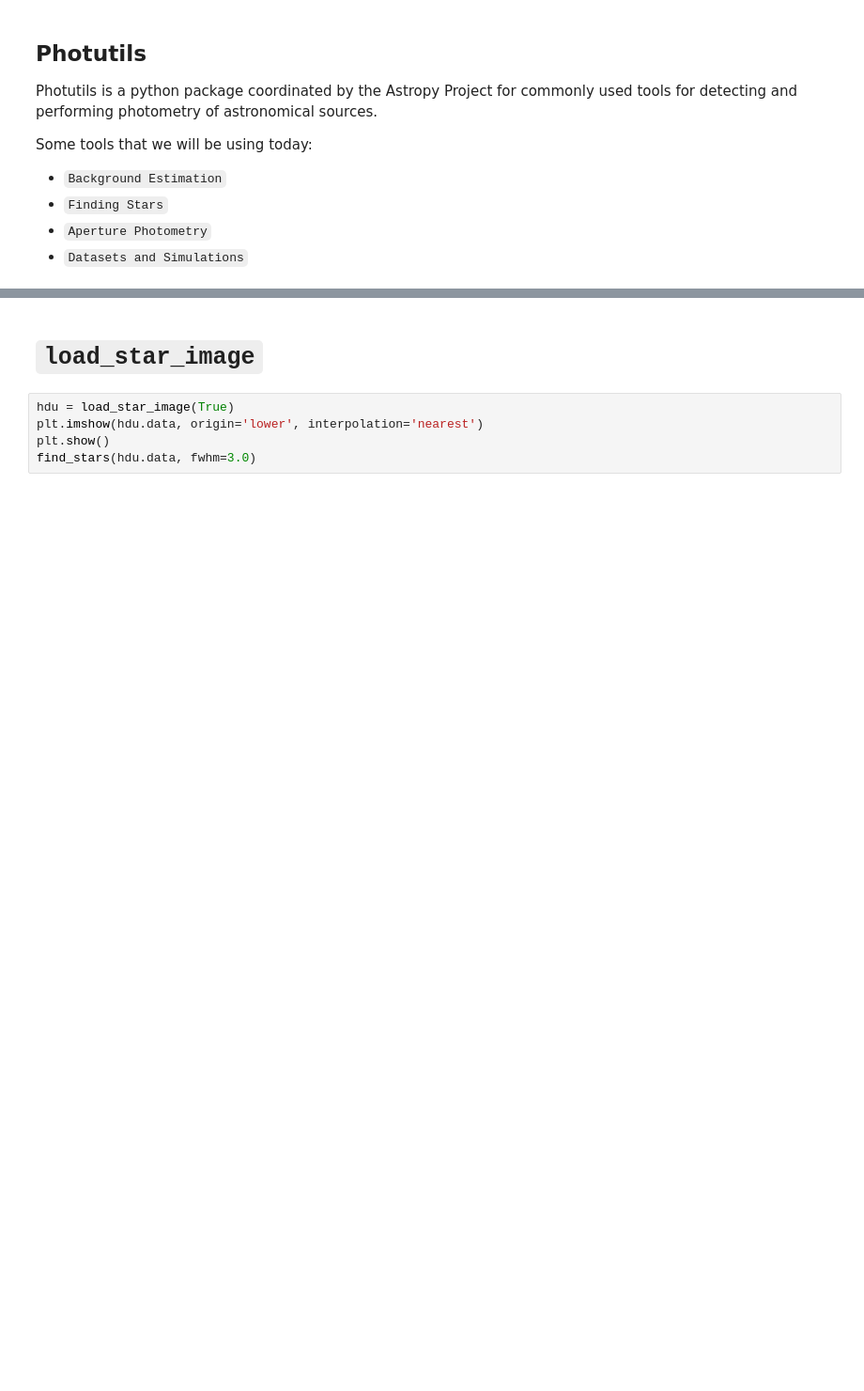
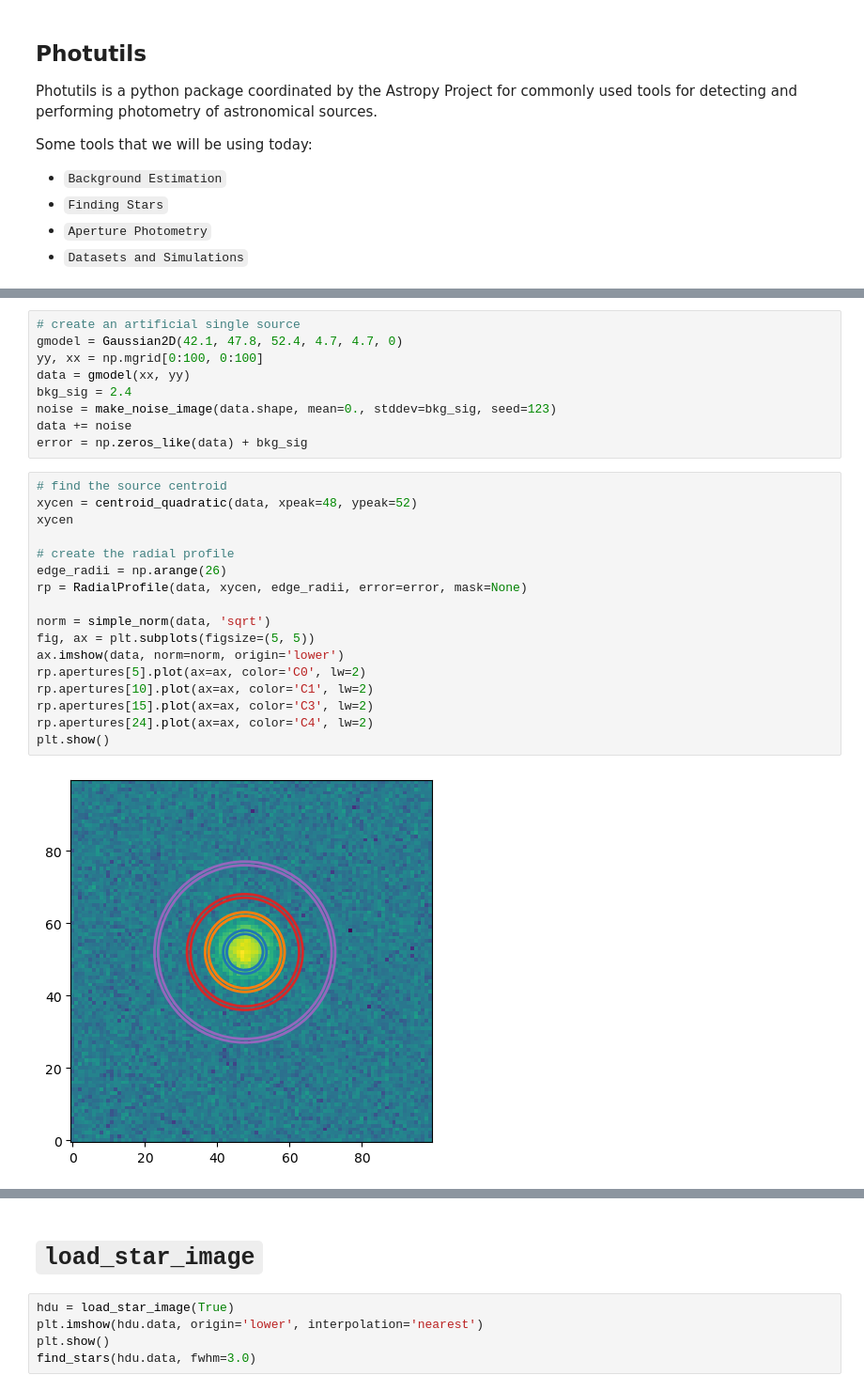
Before and after one commit to devkhullar/LetsFindStars, a Jupyter notebook: FindStars.ipynb, the cells around one changed output, grey strips where cells are left out. Shown at 94% size. Drawn from its saved outputs; the diff is of its cells as text; blank space fills up the shorter version.

Commit message:
Add content on Radial profile and fwhm

```diff
--- a/FindStars.ipynb
+++ b/FindStars.ipynb
@@ -63,0 +62,28 @@ def find_stars(data, fwhm, std_multiple=5., sigma=3.0):
+# %%
+# create an artificial single source
+gmodel = Gaussian2D(42.1, 47.8, 52.4, 4.7, 4.7, 0)
+yy, xx = np.mgrid[0:100, 0:100]
+data = gmodel(xx, yy)
+bkg_sig = 2.4
+noise = make_noise_image(data.shape, mean=0., stddev=bkg_sig, seed=123)
+data += noise
+error = np.zeros_like(data) + bkg_sig
+# %%
+# find the source centroid
+xycen = centroid_quadratic(data, xpeak=48, ypeak=52)
+xycen
+
+# create the radial profile
+edge_radii = np.arange(26)
+rp = RadialProfile(data, xycen, edge_radii, error=error, mask=None)
+
+norm = simple_norm(data, 'sqrt')
+fig, ax = plt.subplots(figsize=(5, 5))
+ax.imshow(data, norm=norm, origin='lower')
+rp.apertures[5].plot(ax=ax, color='C0', lw=2)
+rp.apertures[10].plot(ax=ax, color='C1', lw=2)
+rp.apertures[15].plot(ax=ax, color='C3', lw=2)
+rp.apertures[24].plot(ax=ax, color='C4', lw=2)
+plt.show()
+# %% [output]
+[figure, added]
```
Also changed, not shown: parts of 27 cells of this notebook.
